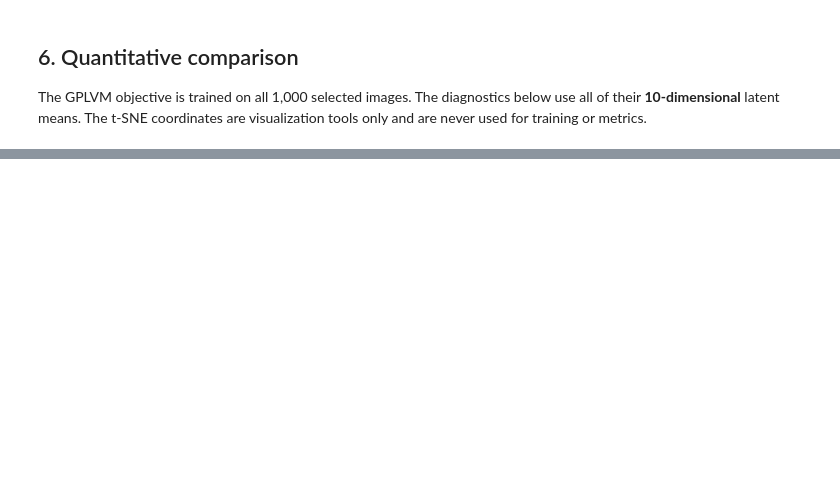
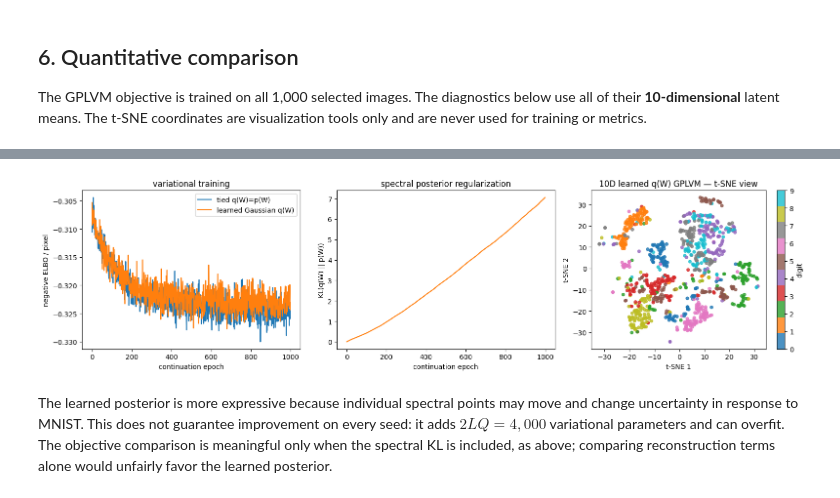
Before and after one commit to OLMOS-PM/GPPS_2026, a Jupyter notebook: gp_gplvm_mnist_demo.ipynb, the cells around one changed output, grey strips where cells are left out. Saved outputs shown, nothing was run; the diff lists cells and outputs as text; code cells hidden in the pictures; blank space fills up the shorter version.

```diff
--- a/gp_gplvm_mnist_demo.ipynb
+++ b/gp_gplvm_mnist_demo.ipynb
@@ -436,0 +571,22 @@ plt.tight_layout()
+# %%
+fig, axes = plt.subplots(1, 3, figsize=(16, 4.2))
+axes[0].plot(tied_w_history.loss, label="tied q(W)=p(W)")
+axes[0].plot(learned_qw_history.loss, label="learned Gaussian q(W)")
+axes[0].set(title="variational training", xlabel="continuation epoch", ylabel="negative ELBO / pixel")
+axes[0].legend()
+axes[1].plot(learned_qw_history.kl_w, color="tab:orange")
+axes[1].set(title="spectral posterior regularization", xlabel="continuation epoch", ylabel="KL(q(W) || p(W))")
+plot_embedding(
+    z_learned_qw_tsne, labels,
+    "10D learned q(W) GPLVM — t-SNE view", axes[2],
+)
+fig.colorbar(axes[2].collections[0], ax=axes[2], ticks=range(10), label="digit")
+plt.tight_layout()
+# %% [output]
+[figure, added]
+# %% [markdown]
+The learned posterior is more expressive because individual spectral points may move and
+change uncertainty in response to MNIST. This does not guarantee improvement on every seed: it
+adds $2LQ=4{,}000$ variational parameters and can overfit. The objective comparison is meaningful
+only when the spectral KL is included, as above; comparing reconstruction terms alone would
+unfairly favor the learned posterior.
```
Also changed, not shown: parts of 13 cells of this notebook, 2 other files.
